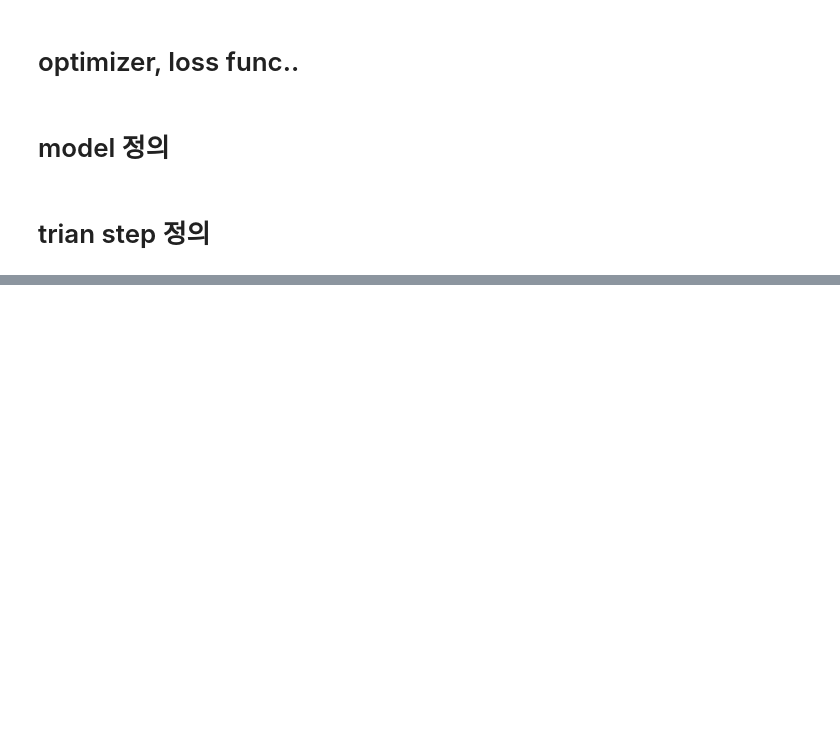
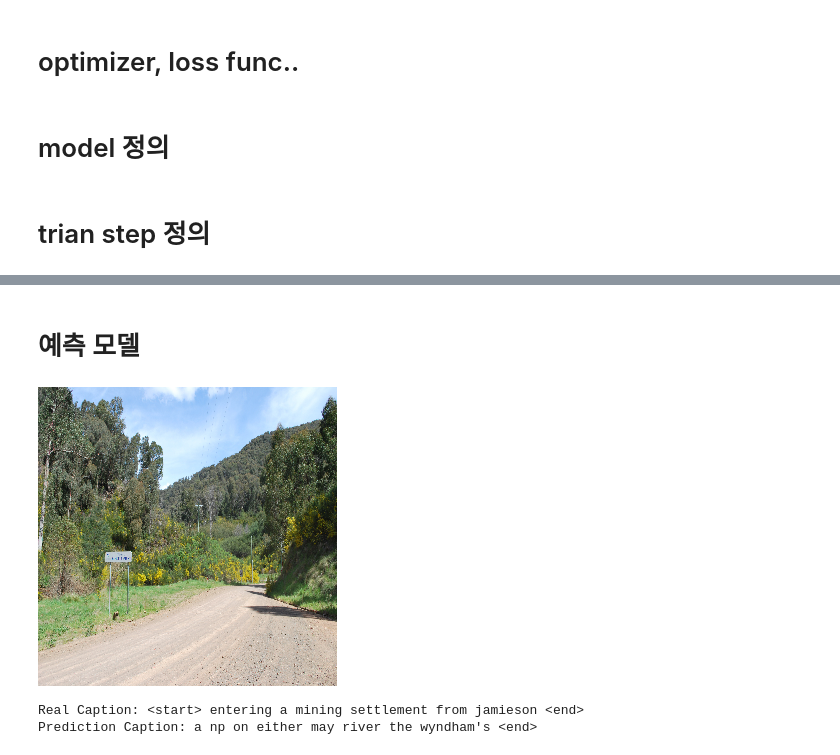
Before and after one commit to chan9480/wiki, a Jupyter notebook: main.ipynb, the cells around one changed output, grey strips where cells are left out. Cells and saved outputs as stored; diff of their text form; code cells hidden in the pictures; blank space fills up the shorter version.

Commit message:
211221_evaluate 까지 구현

```diff
--- a/main.ipynb
+++ b/main.ipynb
@@ -108,7 +108,7 @@ def url_to_image(url):
 # %%
 X_pre_train=[]
 y_train=[]
-for i,j in enumerate((df.iloc[1000:1500]['image_url'])):
+for i,j in enumerate((df.iloc[1500:2000]['image_url'])):
     try:
         temp = url_to_image(j)
     except:
@@ -380,0 +384,2 @@ Time taken for 1 epoch 5.53 sec
+# %% [markdown]
+# 예측 모델
@@ -380,0 +442,14 @@ Time taken for 1 epoch 5.53 sec
+# %%
+# captions on the validation set
+image_url = df['image_url'][20]
+real_caption = df['caption_title_and_reference_description'][20]
+result, attention_plot = evaluate(image_url)
+
+cv2_imshow(url_to_image(image_url)*255)
+print('Real Caption:', real_caption)
+print('Prediction Caption:', ' '.join(result))
+#plot_attention(image_url, result, attention_plot)
+# %% [output]
+[figure, added]
+Real Caption: <start> entering a mining settlement from jamieson <end>
+Prediction Caption: a np on either may river the wyndham's <end>
```
Also changed, not shown: parts of 10 cells of this notebook.
